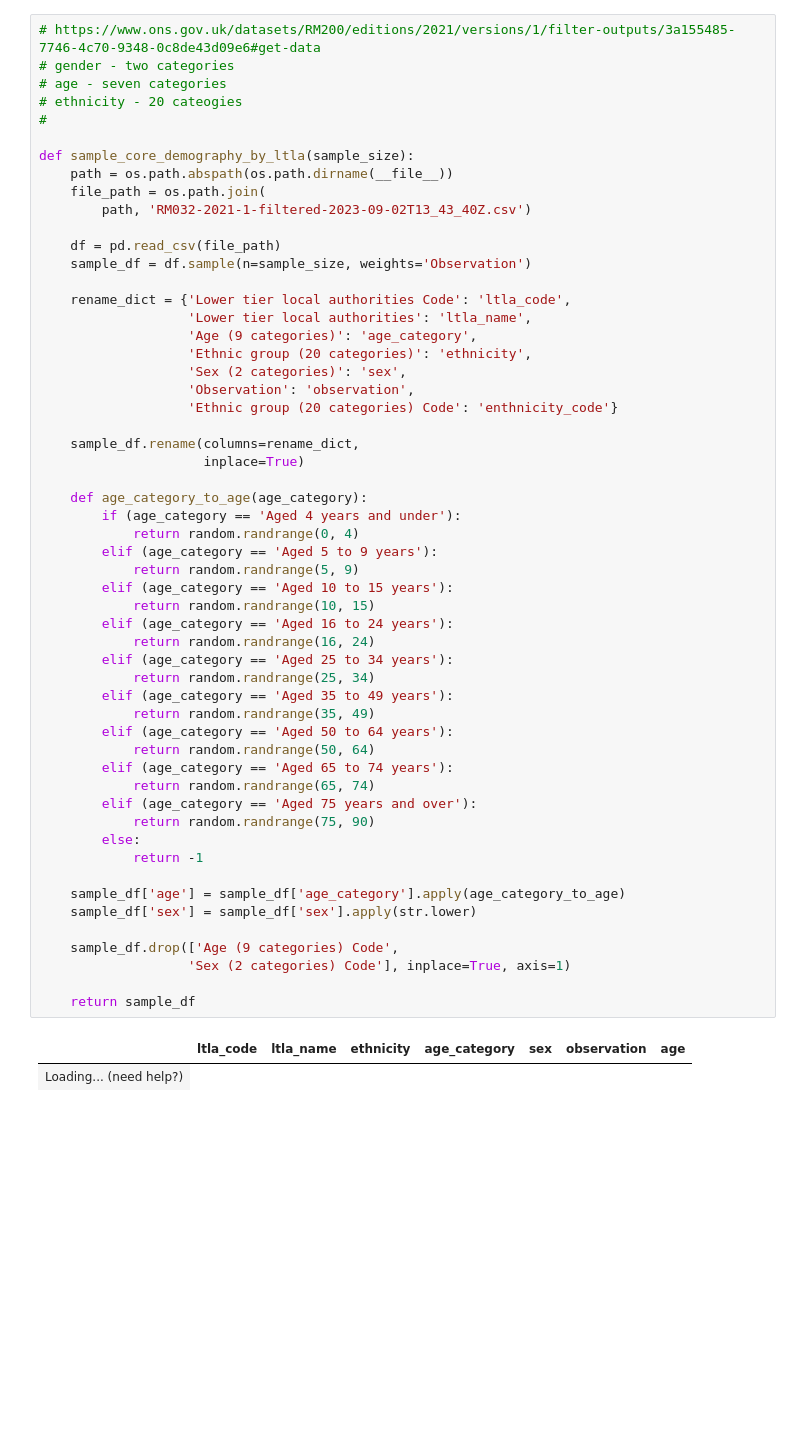
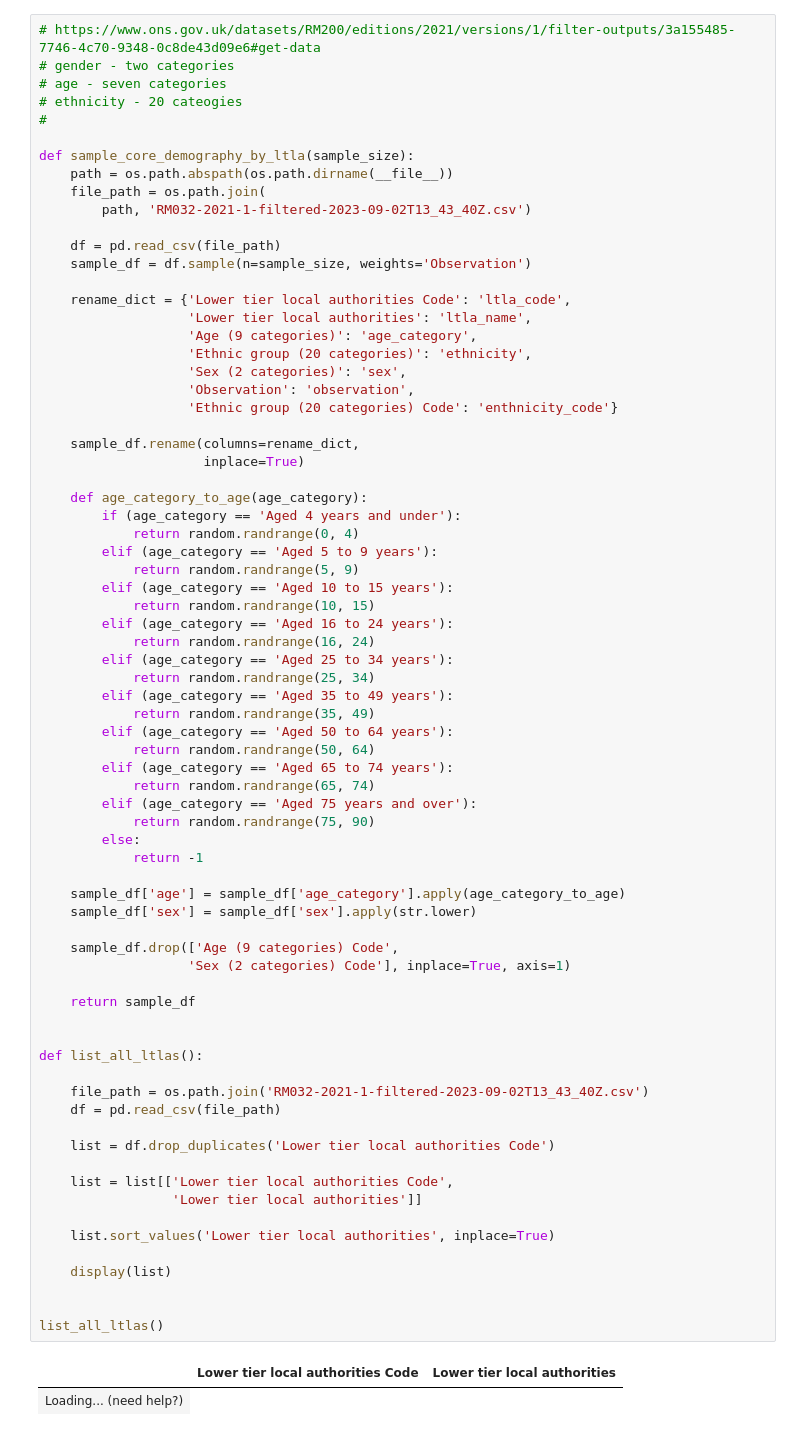
Before and after one commit to jimmytidey/personar, a Jupyter notebook: API/data/core_demography_by_ltla/core_demography_by_ltla.ipynb, the cells around one changed output. Saved outputs shown, nothing was run; the diff lists cells and outputs as text; blank space fills up the shorter version.

Commit message:
adding api end point to list all ltlas

```diff
--- a/API/data/core_demography_by_ltla/core_demography_by_ltla.ipynb
+++ b/API/data/core_demography_by_ltla/core_demography_by_ltla.ipynb
@@ -38,32 +41,50 @@ def sample_core_demography_by_ltla(sample_size):
     def age_category_to_age(age_category):
         if (age_category == 'Aged 4 years and under'):
             return random.randrange(0, 4)
         elif (age_category == 'Aged 5 to 9 years'):
             return random.randrange(5, 9)
         elif (age_category == 'Aged 10 to 15 years'):
             return random.randrange(10, 15)
         elif (age_category == 'Aged 16 to 24 years'):
             return random.randrange(16, 24)
         elif (age_category == 'Aged 25 to 34 years'):
             return random.randrange(25, 34)
         elif (age_category == 'Aged 35 to 49 years'):
             return random.randrange(35, 49)
         elif (age_category == 'Aged 50 to 64 years'):
             return random.randrange(50, 64)
         elif (age_category == 'Aged 65 to 74 years'):
             return random.randrange(65, 74)
         elif (age_category == 'Aged 75 years and over'):
             return random.randrange(75, 90)
         else:
             return -1
 
     sample_df['age'] = sample_df['age_category'].apply(age_category_to_age)
     sample_df['sex'] = sample_df['sex'].apply(str.lower)
 
     sample_df.drop(['Age (9 categories) Code',
                    'Sex (2 categories) Code'], inplace=True, axis=1)
 
     return sample_df
+
+
+def list_all_ltlas():
+
+    file_path = os.path.join('RM032-2021-1-filtered-2023-09-02T13_43_40Z.csv')
+    df = pd.read_csv(file_path)
+
+    list = df.drop_duplicates('Lower tier local authorities Code')
+
+    list = list[['Lower tier local authorities Code',
+                 'Lower tier local authorities']]
+
+    list.sort_values('Lower tier local authorities', inplace=True)
+
+    display(list)
+
+
+list_all_ltlas()
 # %% [output]
-|  | ltla_code | ltla_name | ethnicity | age_category | sex | observation | age |
+|  | Lower tier local authorities Code | Lower tier local authorities |
 | Loading... (need help?) |
```
Also changed, not shown: parts of 1 cell of this notebook, 2 other files.
